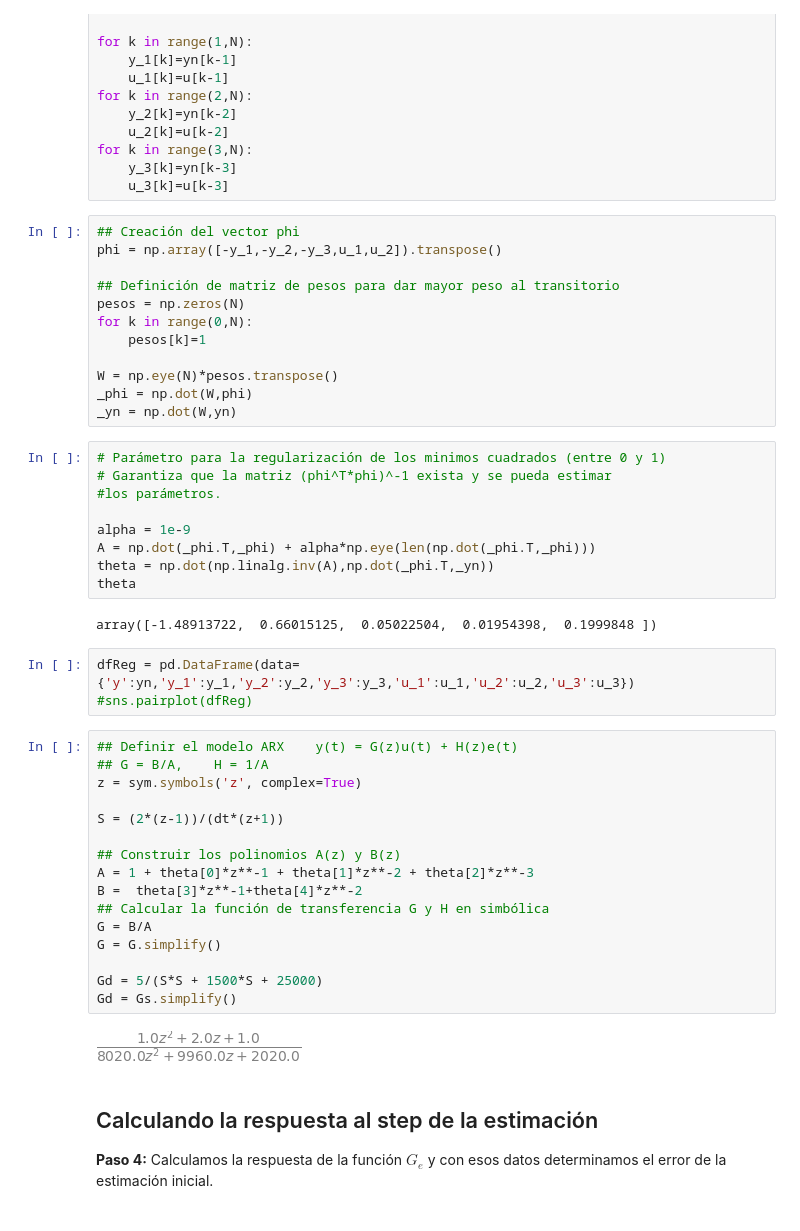
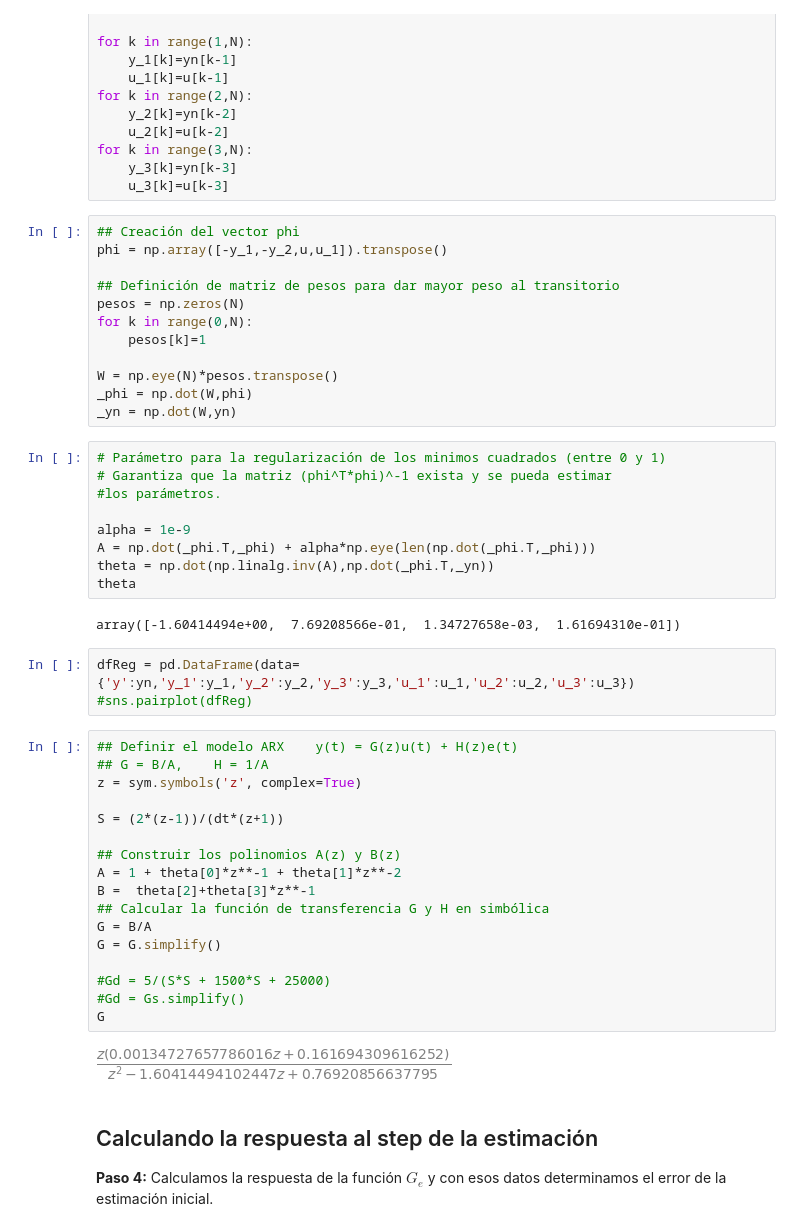
Before and after one commit to jairocuellar/System_identification, a Jupyter notebook: class_10_02.ipynb, the cells around one changed output. Saved outputs shown, nothing was run; the diff lists cells and outputs as text.

```diff
--- a/class_10_02.ipynb
+++ b/class_10_02.ipynb
@@ -65,7 +66,7 @@ for k in range(3,N):
     u_3[k]=u[k-3]
 # %%
 ## Creación del vector phi
-phi = np.array([-y_1,-y_2,-y_3,u_1,u_2]).transpose()
+phi = np.array([-y_1,-y_2,u,u_1]).transpose()
 
 ## Definición de matriz de pesos para dar mayor peso al transitorio
 pesos = np.zeros(N)
@@ -85,28 +86,29 @@ A = np.dot(_phi.T,_phi) + alpha*np.eye(len(np.dot(_phi.T,_phi)))
 theta = np.dot(np.linalg.inv(A),np.dot(_phi.T,_yn))
 theta
 # %% [output]
-array([-1.48913722,  0.66015125,  0.05022504,  0.01954398,  0.1999848 ])
+array([-1.60414494e+00,  7.69208566e-01,  1.34727658e-03,  1.61694310e-01])
 # %%
 dfReg = pd.DataFrame(data={'y':yn,'y_1':y_1,'y_2':y_2,'y_3':y_3,'u_1':u_1,'u_2':u_2,'u_3':u_3})
 #sns.pairplot(dfReg)
 # %%
 ## Definir el modelo ARX    y(t) = G(z)u(t) + H(z)e(t)
 ## G = B/A,    H = 1/A
 z = sym.symbols('z', complex=True)
 
 S = (2*(z-1))/(dt*(z+1))
 
 ## Construir los polinomios A(z) y B(z)
-A = 1 + theta[0]*z**-1 + theta[1]*z**-2 + theta[2]*z**-3
-B =  theta[3]*z**-1+theta[4]*z**-2
+A = 1 + theta[0]*z**-1 + theta[1]*z**-2
+B =  theta[2]+theta[3]*z**-1
 ## Calcular la función de transferencia G y H en simbólica
 G = B/A
 G = G.simplify()
 
-Gd = 5/(S*S + 1500*S + 25000)
-Gd = Gs.simplify()
+#Gd = 5/(S*S + 1500*S + 25000)
+#Gd = Gs.simplify()
+G
 # %% [output]
-[figure, old version]
+[figure, new version]
 # %% [markdown]
 ## Calculando la respuesta al step de la estimación
 
```
Also changed, not shown: parts of 9 cells of this notebook, 6 other files.
